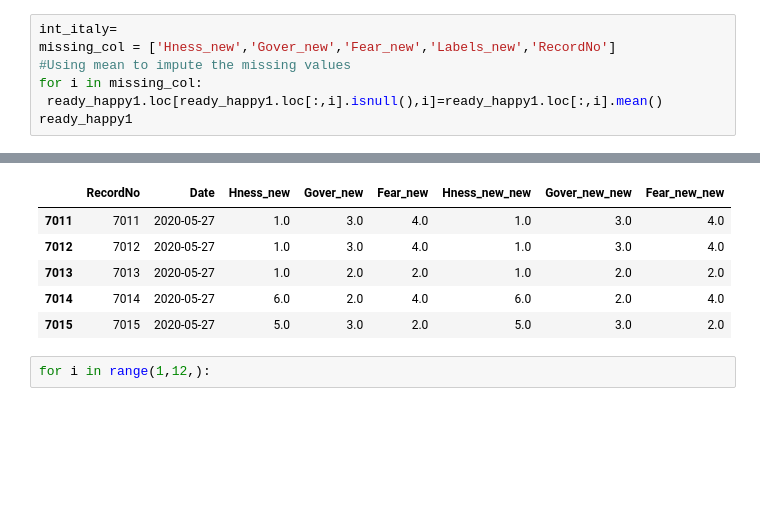
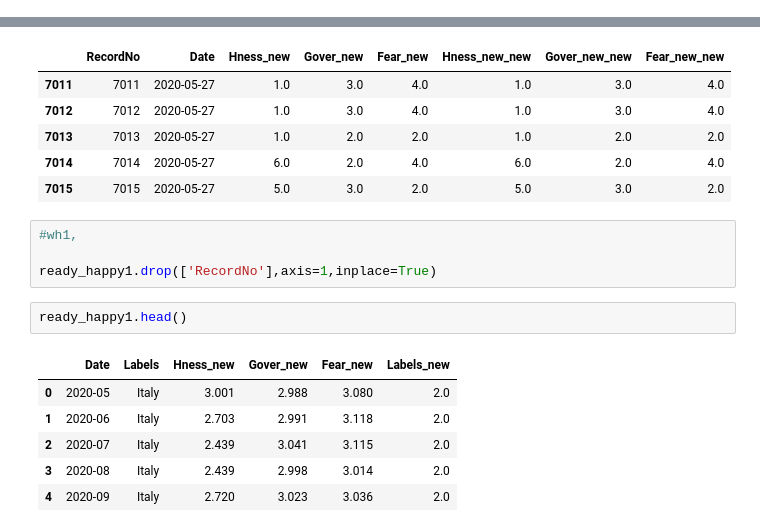
Before and after one commit to thiyagi9/PythonPractises, a Jupyter notebook: Copy_of_Data_Story.ipynb, the cells around one changed output, grey strips where cells are left out. Saved outputs shown, nothing was run; the diff lists cells and outputs as text; blank space fills up the shorter version.

```diff
--- a/Copy_of_Data_Story.ipynb
+++ b/Copy_of_Data_Story.ipynb
@@ -413,7 +410,0 @@ ready_happy1
-# %%
-int_italy=
-missing_col = ['Hness_new','Gover_new','Fear_new','Labels_new','RecordNo']
-#Using mean to impute the missing values
-for i in missing_col:
- ready_happy1.loc[ready_happy1.loc[:,i].isnull(),i]=ready_happy1.loc[:,i].mean()
-ready_happy1
@@ -573,5 +545,16 @@ happyness2.head()
 | 7013 | 7013 | 2020-05-27 | 1.0 | 2.0 | 2.0 | 1.0 | 2.0 | 2.0 |
 | 7014 | 7014 | 2020-05-27 | 6.0 | 2.0 | 4.0 | 6.0 | 2.0 | 4.0 |
 | 7015 | 7015 | 2020-05-27 | 5.0 | 3.0 | 2.0 | 5.0 | 3.0 | 2.0 |
-# %%
-for i in range(1,12,):
+# %%
+#wh1,
+
+ready_happy1.drop(['RecordNo'],axis=1,inplace=True)
+# %%
+ready_happy1.head()
+# %% [output]
+|  | Date | Labels | Hness_new | Gover_new | Fear_new | Labels_new |
+| 0 | 2020-05 | Italy | 3.001 | 2.988 | 3.080 | 2.0 |
+| 1 | 2020-06 | Italy | 2.703 | 2.991 | 3.118 | 2.0 |
+| 2 | 2020-07 | Italy | 2.439 | 3.041 | 3.115 | 2.0 |
+| 3 | 2020-08 | Italy | 2.439 | 2.998 | 3.014 | 2.0 |
+| 4 | 2020-09 | Italy | 2.720 | 3.023 | 3.036 | 2.0 |
```
Also changed, not shown: parts of 6 cells of this notebook.
